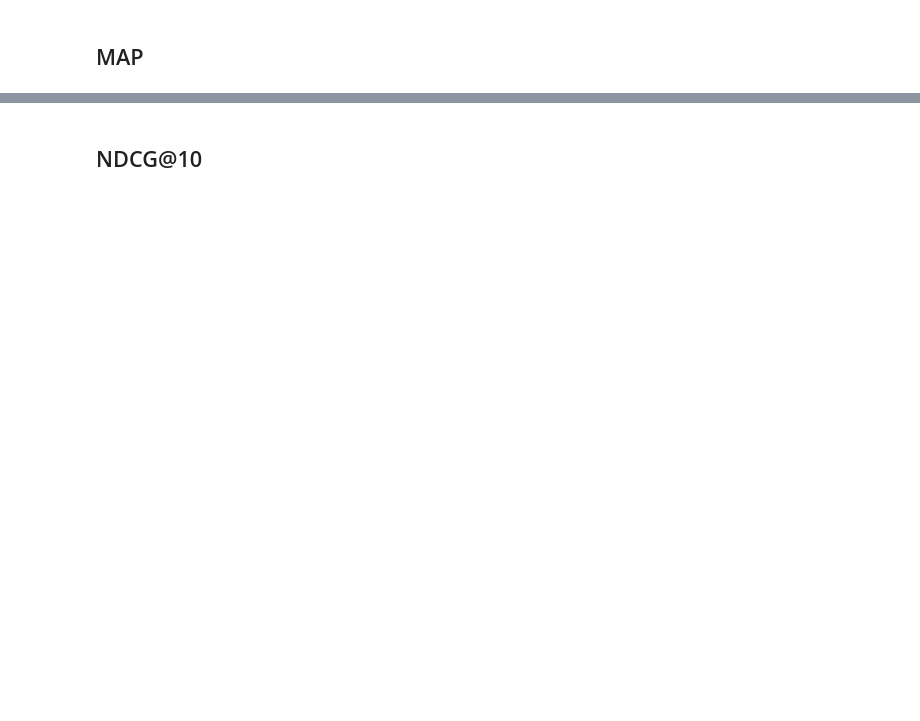
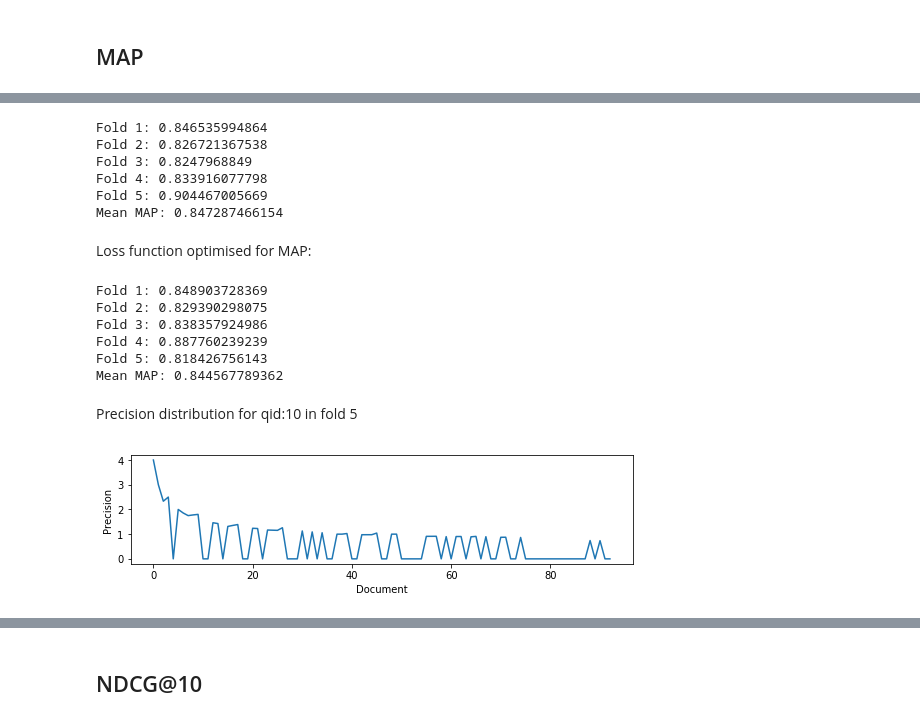
Before and after one commit to RalucaGeorgescu/IRDM, a Jupyter notebook: AdaRank/AdaRank_Evaluation.ipynb, the cells around one changed output, grey strips where cells are left out. Saved outputs shown, nothing was run; the diff lists cells and outputs as text; code cells hidden in the pictures; blank space fills up the shorter version.

```diff
--- a/AdaRank/AdaRank_Evaluation.ipynb
+++ b/AdaRank/AdaRank_Evaluation.ipynb
@@ -130,0 +270,53 @@ mean_average_precision(MAP)
+# %%
+print("Fold 1: " + str(mean_average_precision(get_MAP(rank_by_qid_fold1))))
+print("Fold 2: " + str(mean_average_precision(get_MAP(rank_by_qid_fold2))))
+print("Fold 3: " + str(mean_average_precision(get_MAP(rank_by_qid_fold3))))
+print("Fold 4: " + str(mean_average_precision(get_MAP(rank_by_qid_fold4))))
+print("Fold 5: " + str(mean_average_precision(get_MAP(rank_by_qid_fold5))))
+print("Mean MAP: " + str((mean_average_precision(get_MAP(rank_by_qid_fold1))+
+                        mean_average_precision(get_MAP(rank_by_qid_fold2)) +
+                        mean_average_precision(get_MAP(rank_by_qid_fold3)) +
+                        mean_average_precision(get_MAP(rank_by_qid_fold4)) +
+                        mean_average_precision(get_MAP(rank_by_qid_fold5)))/5))
+# %% [output]
+Fold 1: 0.846535994864
+Fold 2: 0.826721367538
+Fold 3: 0.8247968849
+Fold 4: 0.833916077798
+Fold 5: 0.904467005669
+Mean MAP: 0.847287466154
+# %% [markdown]
+Loss function optimised for MAP:
+# %%
+print("Fold 1: " + str(mean_average_precision(get_MAP(rank_by_qid_fold1_map))))
+print("Fold 2: " + str(mean_average_precision(get_MAP(rank_by_qid_fold2_map))))
+print("Fold 3: " + str(mean_average_precision(get_MAP(rank_by_qid_fold3_map))))
+print("Fold 4: " + str(mean_average_precision(get_MAP(rank_by_qid_fold4_map))))
+print("Fold 5: " + str(mean_average_precision(get_MAP(rank_by_qid_fold5_map))))
+print("Mean MAP: " + str((mean_average_precision(get_MAP(rank_by_qid_fold1_map))+
+                        mean_average_precision(get_MAP(rank_by_qid_fold2_map)) +
+                        mean_average_precision(get_MAP(rank_by_qid_fold3_map)) +
+                        mean_average_precision(get_MAP(rank_by_qid_fold4_map)) +
+                        mean_average_precision(get_MAP(rank_by_qid_fold5_map)))/5))
+# %% [output]
+Fold 1: 0.848903728369
+Fold 2: 0.829390298075
+Fold 3: 0.838357924986
+Fold 4: 0.887760239239
+Fold 5: 0.818426756143
+Mean MAP: 0.844567789362
+# %% [markdown]
+Precision distribution for qid:10 in fold 5
+# %%
+precision = MAP['precision'][:93].as_matrix()
+
+plt.plot(precision)
+fig_size3 = plt.rcParams["figure.figsize"]
+fig_size3[0] = 10
+fig_size3[1] = 4
+plt.rcParams["figure.figsize"] = fig_size3
+plt.xlabel('Document')
+plt.ylabel('Precision')
+plt.show()
+# %% [output]
+[figure, added]
```
Also changed, not shown: parts of 48 cells of this notebook.
